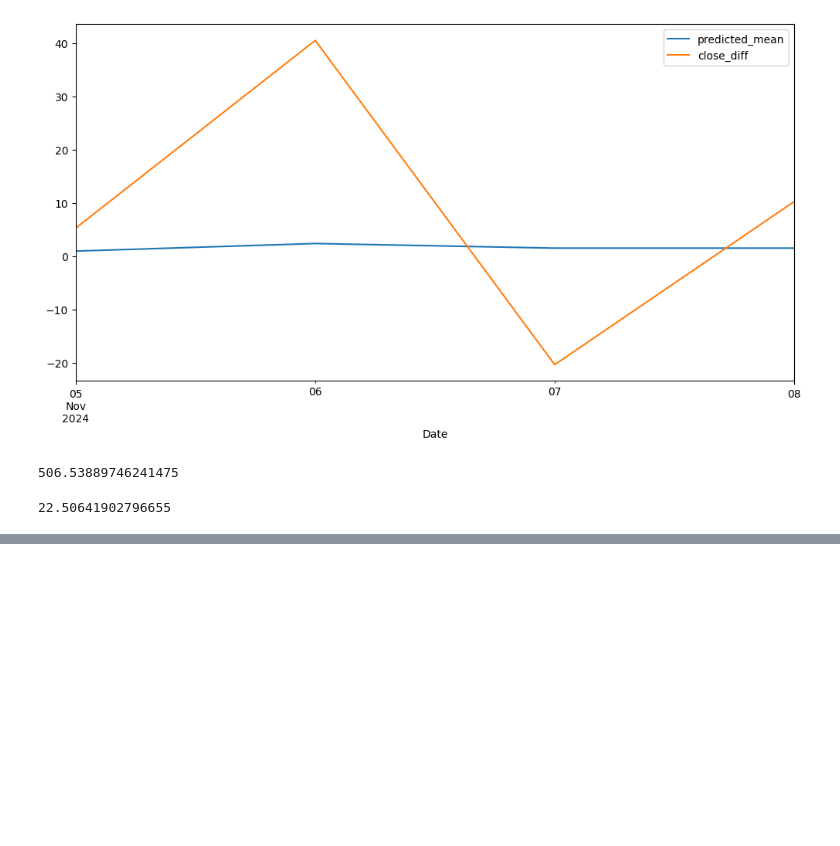
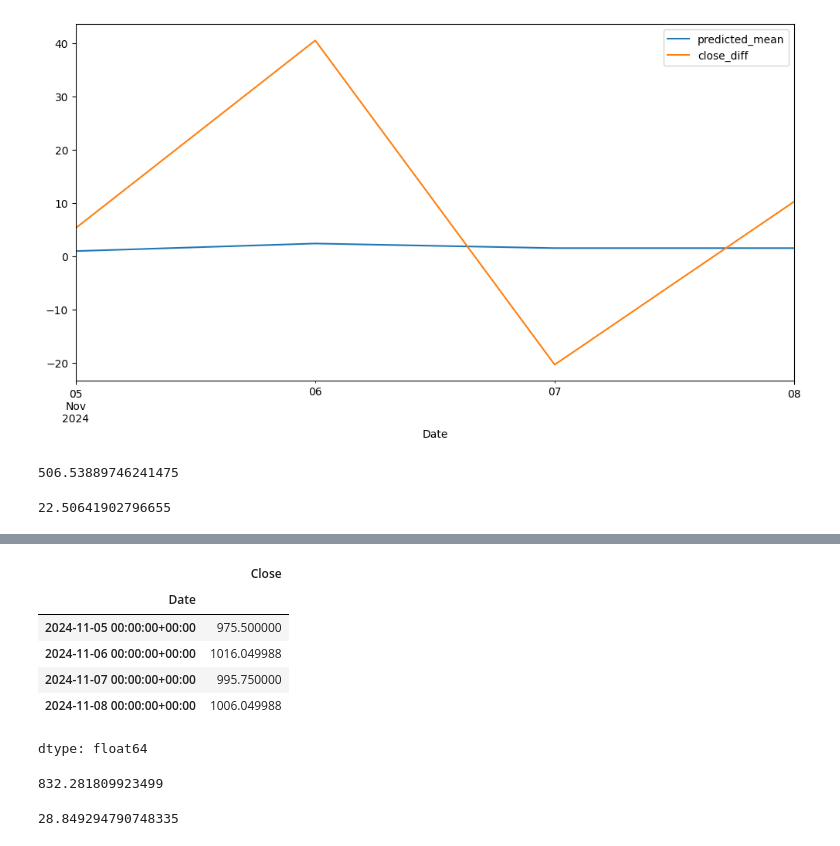
Before and after one commit to manjunathsirur1994/Time_series_forecasting, a Jupyter notebook: TimeSeriesForecasting_ARIMA.ipynb, the cells around one changed output, grey strips where cells are left out. Saved outputs shown, nothing was run; the diff lists cells and outputs as text; code cells hidden in the pictures; blank space fills up the shorter version.

```diff
--- a/TimeSeriesForecasting_ARIMA.ipynb
+++ b/TimeSeriesForecasting_ARIMA.ipynb
@@ -411,0 +484,18 @@ math.sqrt(mean_squared_error(df_test['close_diff'], y_pred))
+# %%
+df_test['Close']
+# %% [output]
+|  | Close |
+| Date |  |
+| 2024-11-05 00:00:00+00:00 | 975.500000 |
+| 2024-11-06 00:00:00+00:00 | 1016.049988 |
+| 2024-11-07 00:00:00+00:00 | 995.750000 |
+| 2024-11-08 00:00:00+00:00 | 1006.049988 |
+dtype: float64
+# %%
+mean_squared_error(df_test['Close'], y_pred)
+# %% [output]
+832.281809923499
+# %%
+math.sqrt(mean_squared_error(df_test['Close'], y_pred))
+# %% [output]
+28.849294790748335
```
Also changed, not shown: parts of 12 cells of this notebook.
